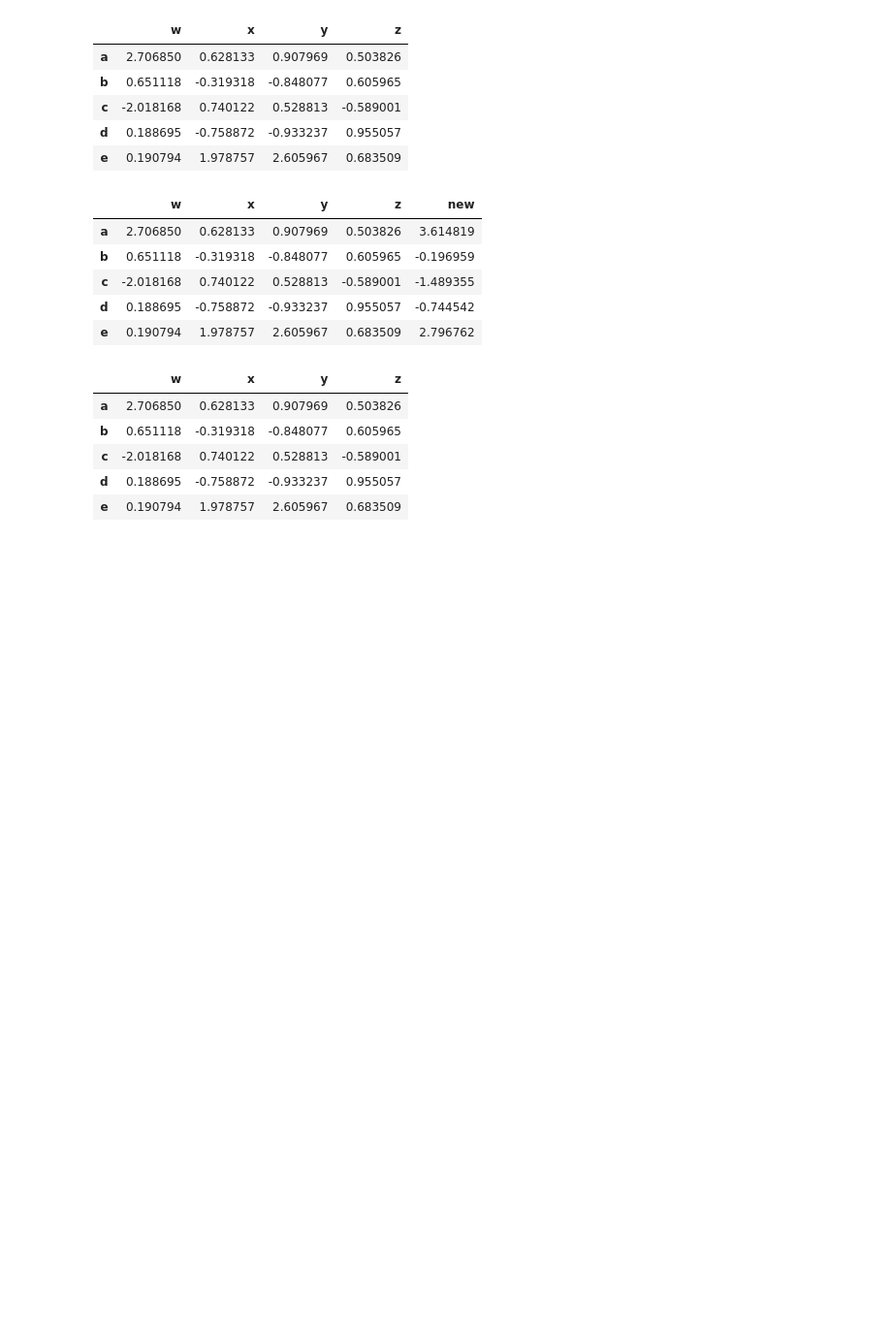
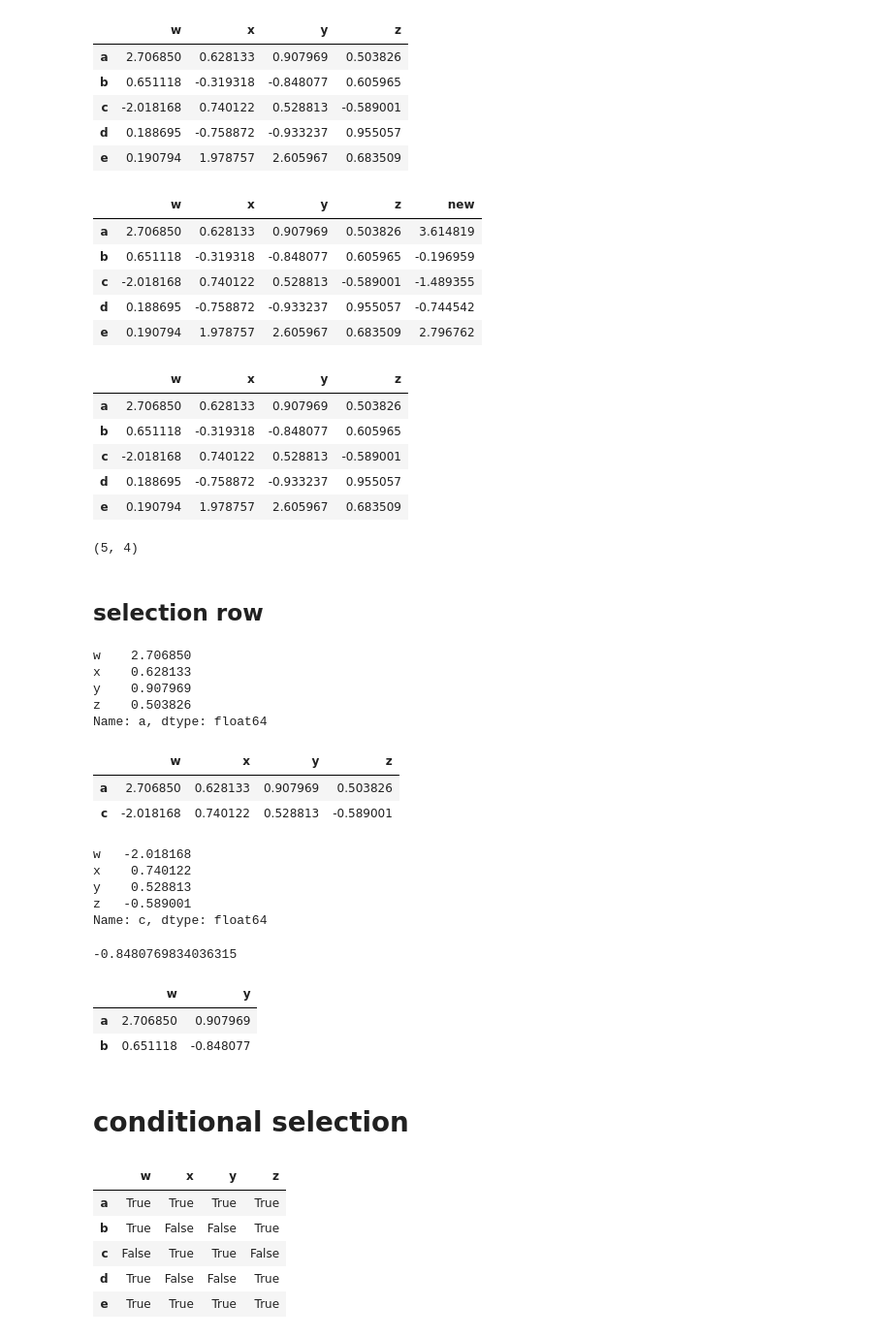
Before and after one commit to gunjanmimo/Data-Science, a Jupyter notebook: pandas/pandas.ipynb, the cells around one changed output. Shown at 97% size. Saved outputs shown, nothing was run; the diff lists cells and outputs as text; code cells hidden in the pictures; blank space fills up the shorter version.

```diff
--- a/pandas/pandas.ipynb
+++ b/pandas/pandas.ipynb
@@ -182,3 +182,53 @@ df
 | c | -2.018168 | 0.740122 | 0.528813 | -0.589001 |
 | d | 0.188695 | -0.758872 | -0.933237 | 0.955057 |
 | e | 0.190794 | 1.978757 | 2.605967 | 0.683509 |
+# %%
+df.shape
+# %% [output]
+(5, 4)
+# %% [markdown]
+## selection row
+# %%
+df.loc['a']
+# %% [output]
+w    2.706850
+x    0.628133
+y    0.907969
+z    0.503826
+Name: a, dtype: float64
+# %%
+df.loc[['a','c']]
+# %% [output]
+|  | w | x | y | z |
+| a | 2.706850 | 0.628133 | 0.907969 | 0.503826 |
+| c | -2.018168 | 0.740122 | 0.528813 | -0.589001 |
+# %%
+df.iloc[2] #index base selection
+# %% [output]
+w   -2.018168
+x    0.740122
+y    0.528813
+z   -0.589001
+Name: c, dtype: float64
+# %%
+df.loc['b','y'] #selection specific cell
+# %% [output]
+-0.8480769834036315
+# %%
+df.loc[['a','b'],['w','y']]
+# %% [output]
+|  | w | y |
+| a | 2.706850 | 0.907969 |
+| b | 0.651118 | -0.848077 |
+# %% [markdown]
+# conditional selection
+# %%
+bool_Df=df >0
+bool_Df
+# %% [output]
+|  | w | x | y | z |
+| a | True | True | True | True |
+| b | True | False | False | True |
+| c | False | True | True | False |
+| d | True | False | False | True |
+| e | True | True | True | True |
```
Also changed, not shown: parts of 6 cells of this notebook.
